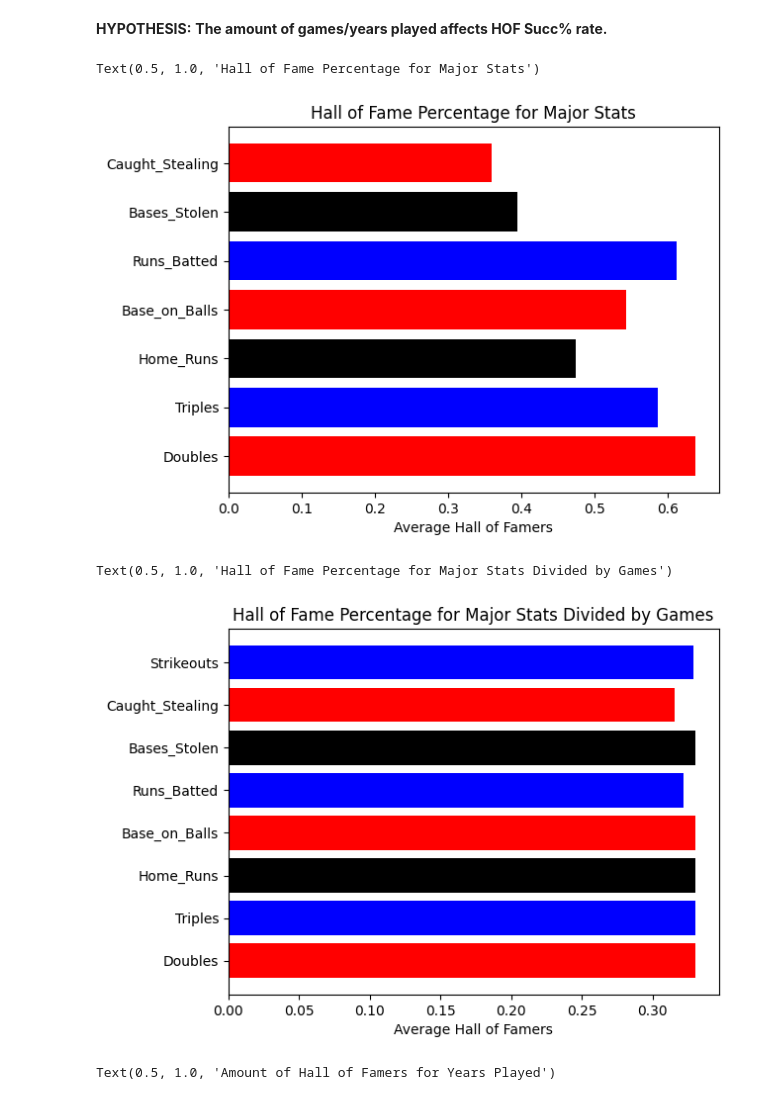
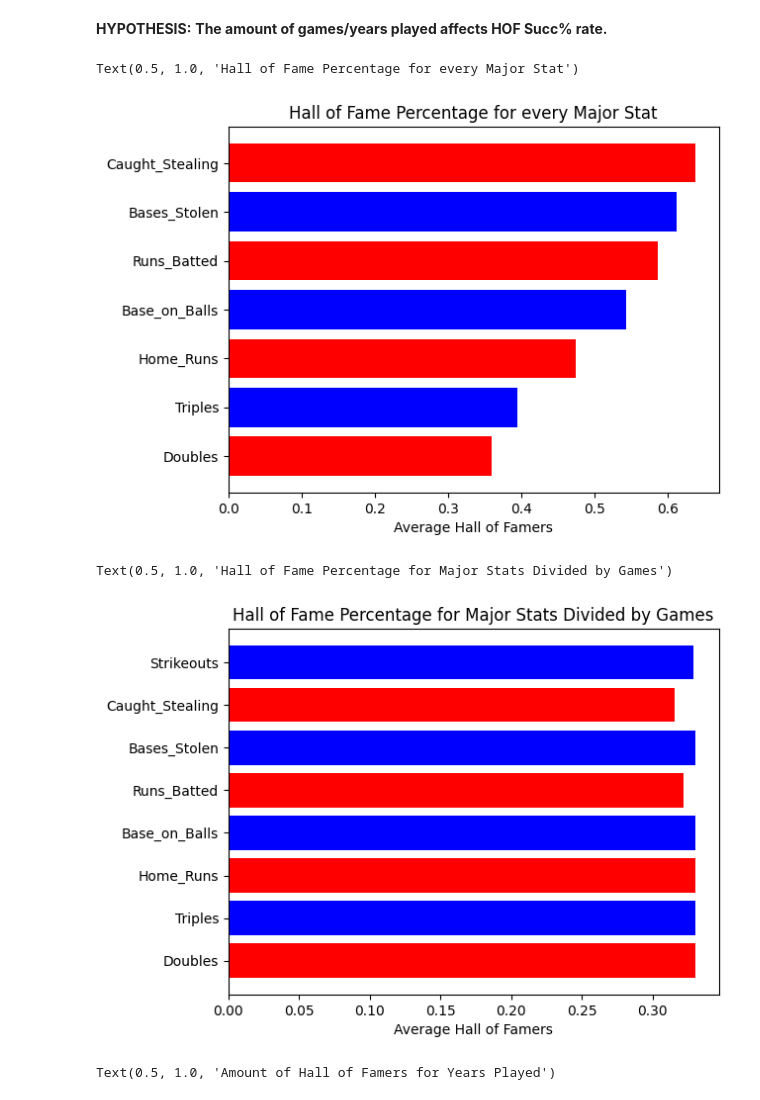
Before and after one commit to A-Peoples/DSRP_Project, a Jupyter notebook: Data_Science_Project_2025.ipynb, the cells around one changed output. Drawn from its saved outputs; the diff is of its cells as text; code cells hidden in the pictures.

```diff
--- a/Data_Science_Project_2025.ipynb
+++ b/Data_Science_Project_2025.ipynb
@@ -132,26 +132,26 @@ plt.legend(["Not HOF", "HOF"])
 # %%
 #filtering the columns to be above the third quartile and charting the average percent of HOF success
 
 cols = ['Doubles', 'Triples', 'Home_Runs', 'Base_on_Balls', 'Runs_Batted', 'Bases_Stolen', 'Caught_Stealing']
 num_list = []
 for col in cols:
   y = standard_df.loc[standard_df[col] > x[col].iloc[0]].HOF.mean()
   num_list.append(y)
 
 nums = {cols[0]: num_list[0],
  cols[1]: num_list[1],
  cols[2]: num_list[2],
  cols[3]: num_list[3],
  cols[4]: num_list[4],
  cols[5]: num_list[5],
  cols[6]: num_list[6],}
-
-plt.barh(cols, num_list, color=['red', 'blue', 'black'])
+num_list.sort()
+plt.barh(cols, num_list, color=['red', 'blue'])
 plt.xlabel("Average Hall of Famers")
-plt.title("Hall of Fame Percentage for Major Stats")
+plt.title("Hall of Fame Percentage for every Major Stat")
 # %% [output]
-Text(0.5, 1.0, 'Hall of Fame Percentage for Major Stats')
+Text(0.5, 1.0, 'Hall of Fame Percentage for every Major Stat')
-[figure, old version]
+[figure, new version]
 # %%
 avg_df = df
 cols = ['Doubles', 'Triples', 'Home_Runs', 'Base_on_Balls', 'Runs_Batted', 'Bases_Stolen', 'Caught_Stealing', 'Strikeouts']
@@ -190,12 +190,12 @@ nums = {cols[0]: num_list[0],
  cols[6]: num_list[6],}
 
 #displaing the model
-plt.barh(cols, num_list, color=['red', 'blue', 'black'])
+plt.barh(cols, num_list, color=['red', 'blue'])
 plt.xlabel("Average Hall of Famers")
 plt.title("Hall of Fame Percentage for Major Stats Divided by Games")
 # %% [output]
 Text(0.5, 1.0, 'Hall of Fame Percentage for Major Stats Divided by Games')
-[figure, old version]
+[figure, new version]
 # %%
 # Making a bar plot to show the amount of HOF for the mount of years played
 pie_df = df.groupby(['Years_Active']).agg({'HOF': "sum"}).reset_index()
```
Also changed, not shown: parts of 3 cells of this notebook.
